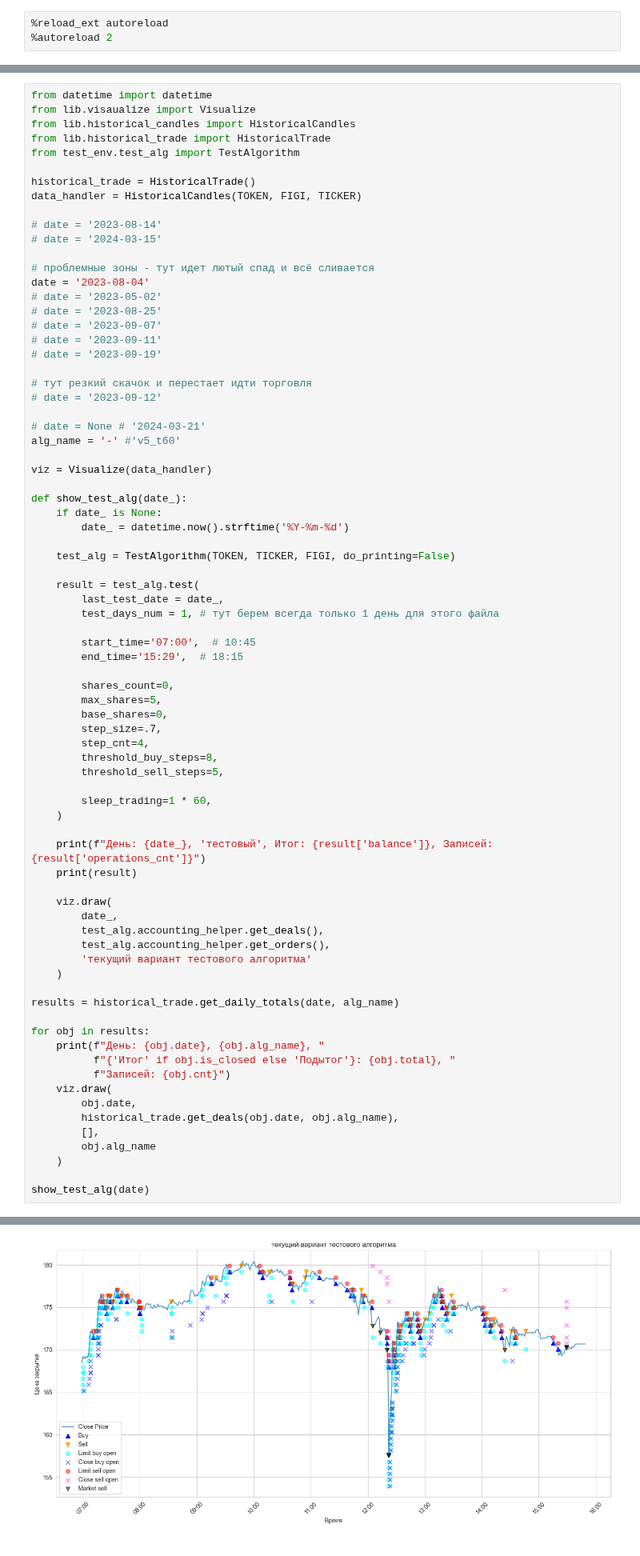
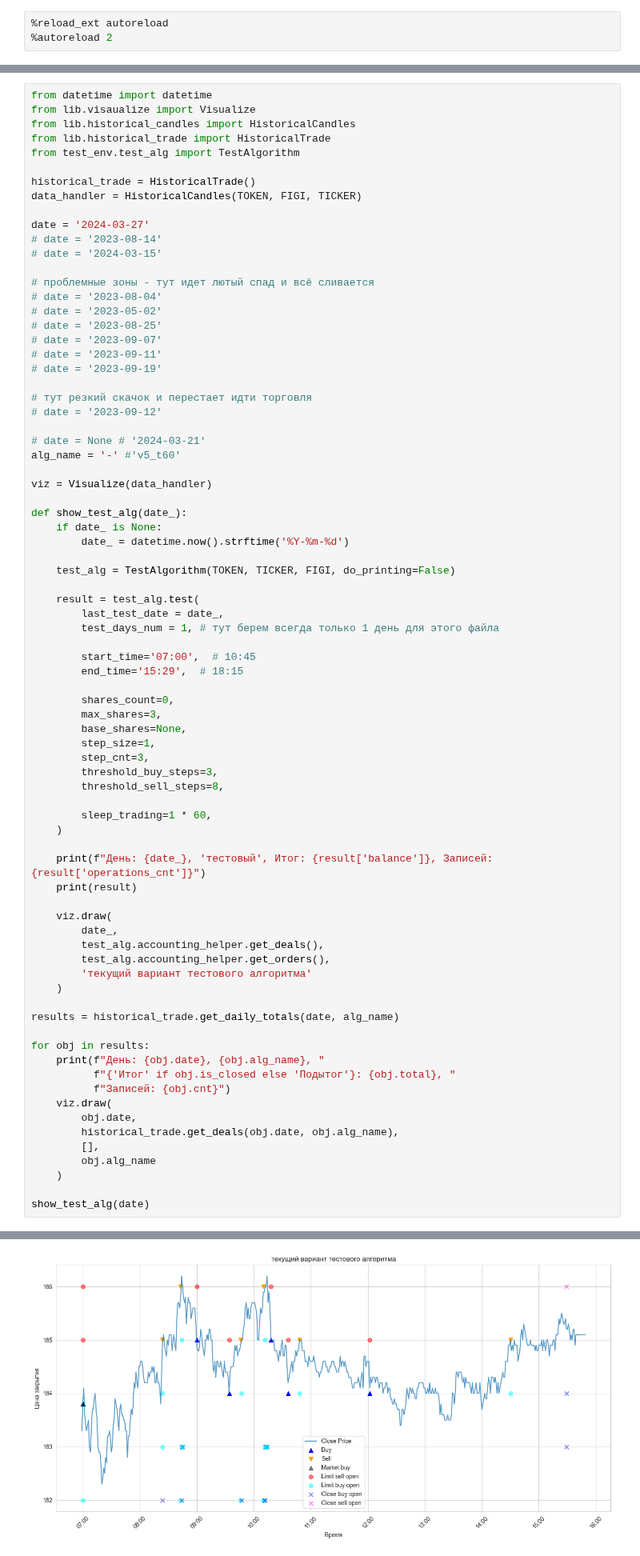
Before and after one commit to sapozhkov/fin, a Jupyter notebook: t_day_vis.ipynb, the cells around one changed output, grey strips where cells are left out. Shown at 80% size. Drawn from its saved outputs; the diff is of its cells as text.

```diff
--- a/t_day_vis.ipynb
+++ b/t_day_vis.ipynb
@@ -25,11 +25,12 @@ from test_env.test_alg import TestAlgorithm
 historical_trade = HistoricalTrade()
 data_handler = HistoricalCandles(TOKEN, FIGI, TICKER)
 
+date = '2024-03-27'
 # date = '2023-08-14'
 # date = '2024-03-15'
 
 # проблемные зоны - тут идет лютый спад и всё сливается
-date = '2023-08-04'
+# date = '2023-08-04'
 # date = '2023-05-02'
 # date = '2023-08-25'
 # date = '2023-09-07'
@@ -58,12 +59,12 @@ def show_test_alg(date_):
         end_time='15:29',  # 18:15
 
         shares_count=0,
-        max_shares=5,
-        base_shares=0,
-        step_size=.7,
-        step_cnt=4,
-        threshold_buy_steps=8,
-        threshold_sell_steps=5,
+        max_shares=3,
+        base_shares=None,
+        step_size=1,
+        step_cnt=3,
+        threshold_buy_steps=3,
+        threshold_sell_steps=8,
 
         sleep_trading=1 * 60,
     )
@@ -98 +99 @@ show_test_alg(date)
-[figure, old version]
+[figure, new version]
```
Also changed, not shown: parts of 1 cell of this notebook, 2 other files.
